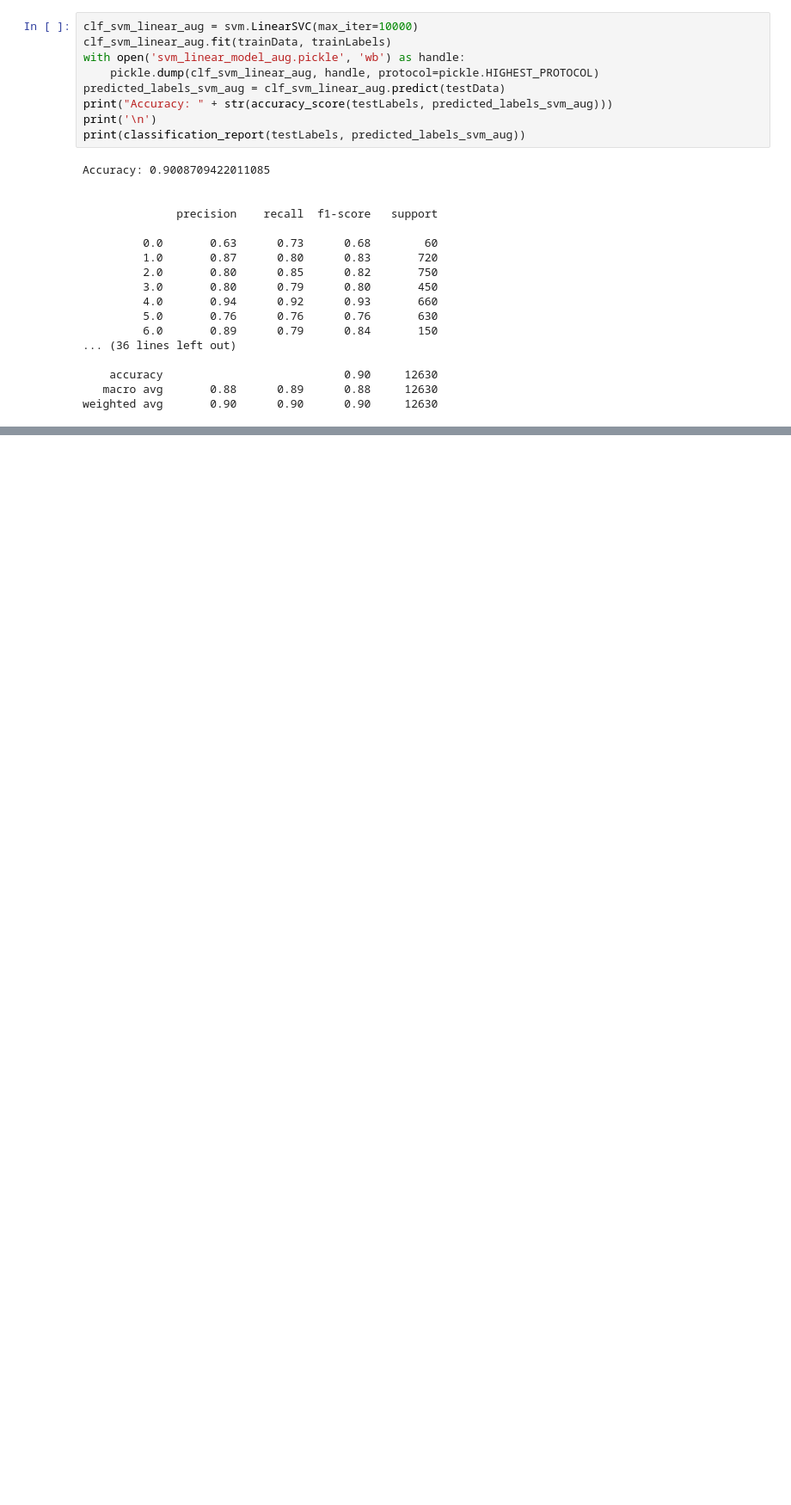
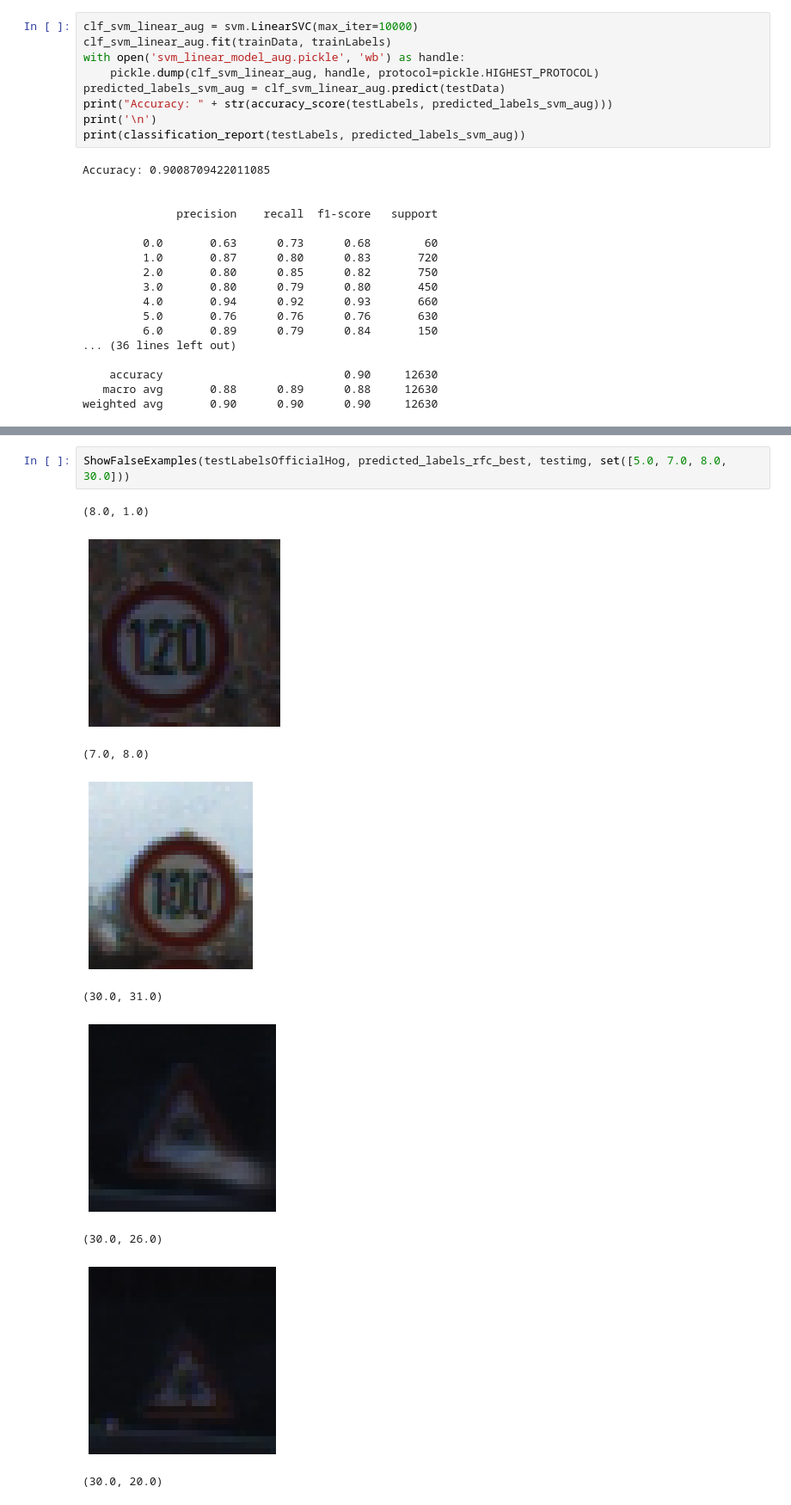
Before and after one commit to keeeeenw/Traffic-Signs-Classification, a Jupyter notebook: HogModel.ipynb, the cells around one changed output, grey strips where cells are left out. Shown at 86% size. Cells and saved outputs as stored; diff of their text form; blank space fills up the shorter version.

```diff
--- a/HogModel.ipynb
+++ b/HogModel.ipynb
@@ -1273,0 +1412,12 @@ weighted avg       0.90      0.90      0.90     12630
+# %%
+ShowFalseExamples(testLabelsOfficialHog, predicted_labels_rfc_best, testimg, set([5.0, 7.0, 8.0, 30.0]))
+# %% [output]
+(8.0, 1.0)
+[figure, added]
+(7.0, 8.0)
+[figure, added]
+(30.0, 31.0)
+[figure, added]
+(30.0, 26.0)
+[figure, added]
+(30.0, 20.0)
```
Also changed, not shown: parts of 19 cells of this notebook, 1 other file.
